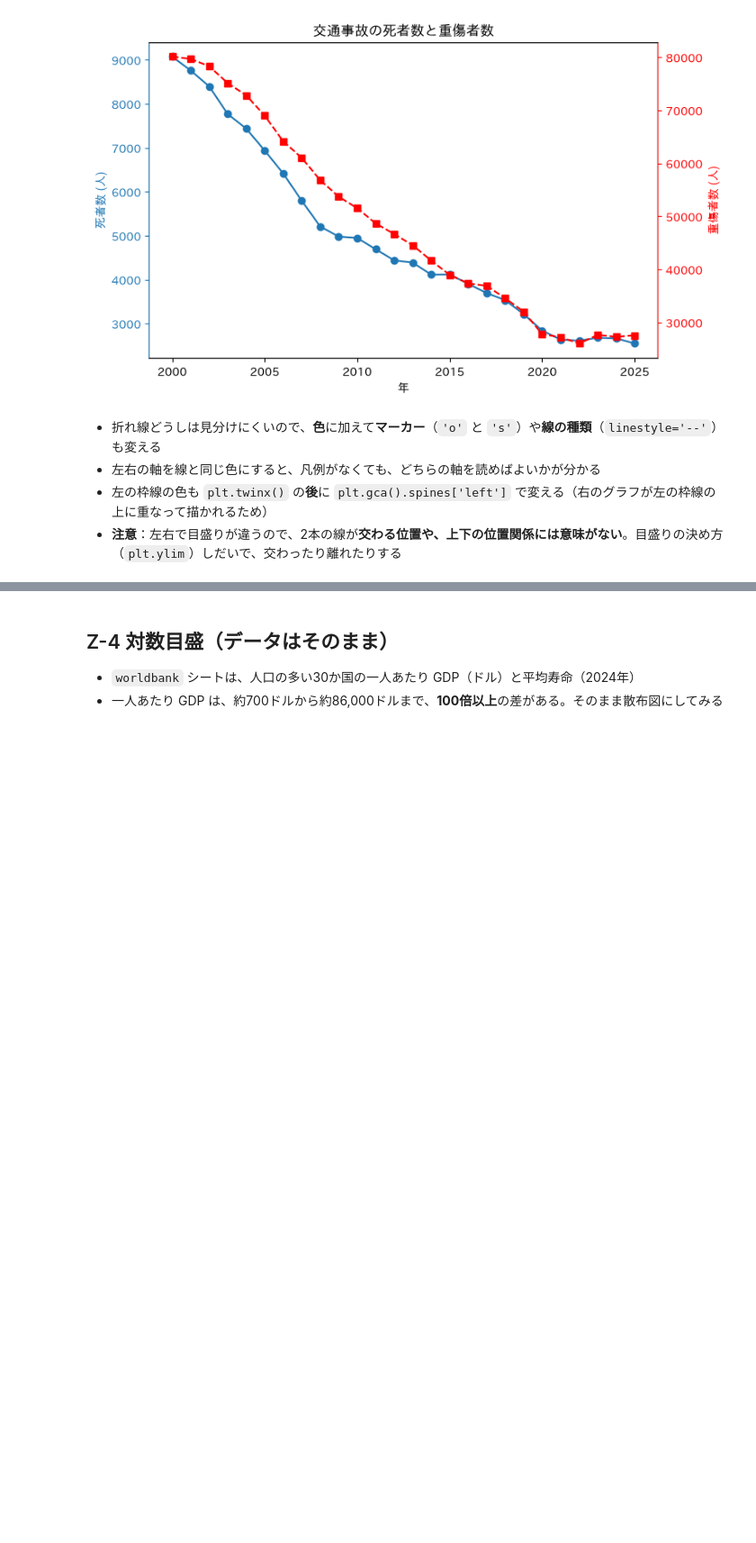
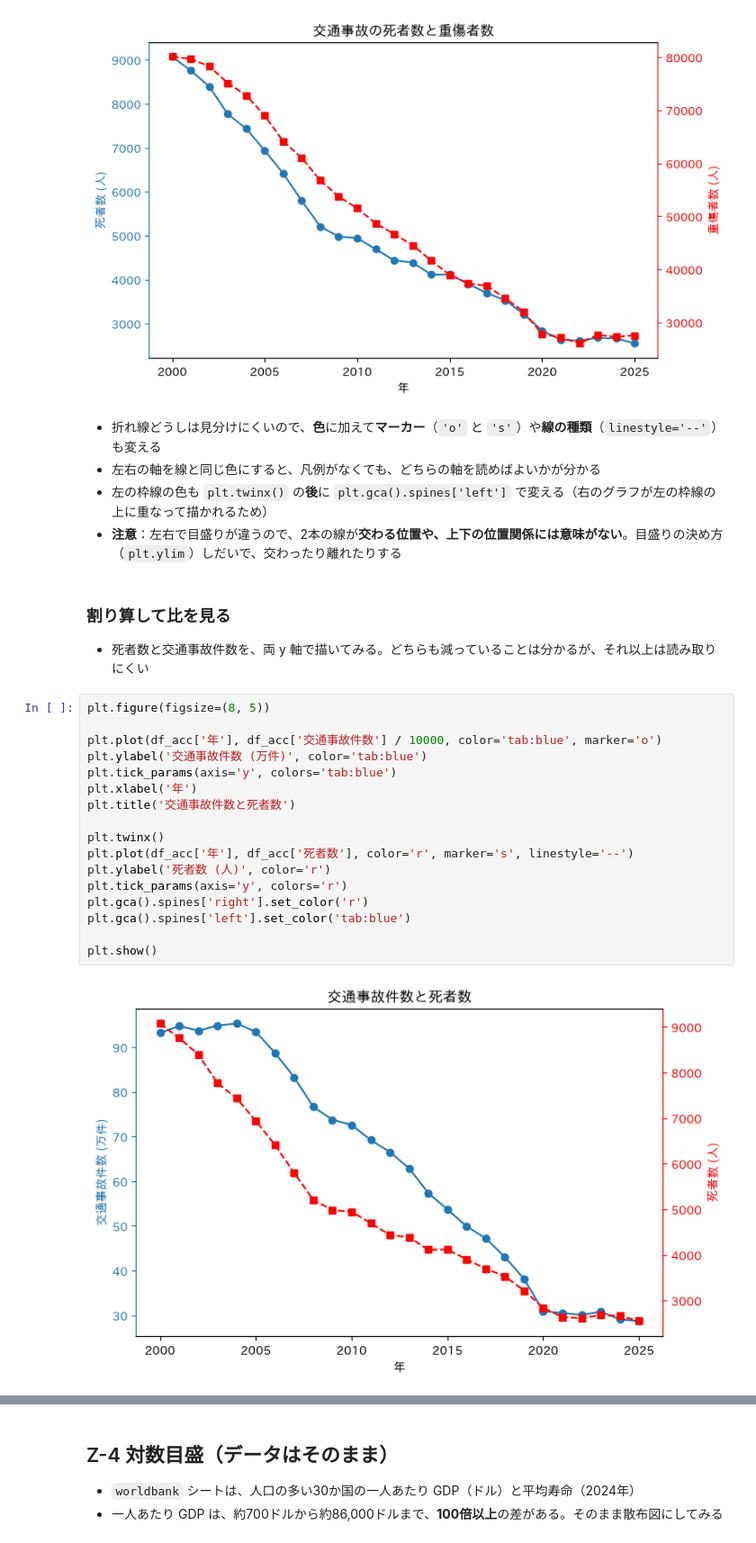
Before and after one commit to CreativeStudies-NGT/lectures, a Jupyter notebook: dsa/DSA2026_第８講_複合グラフ_注釈.ipynb, the cells around one changed output, grey strips where cells are left out. Shown at 90% size. Cells and saved outputs as stored; diff of their text form; blank space fills up the shorter version.

```diff
--- a/dsa/DSA2026_第８講_複合グラフ_注釈.ipynb
+++ b/dsa/DSA2026_第８講_複合グラフ_注釈.ipynb
@@ -327,3 +327,26 @@ plt.show()
 - 左右の軸を線と同じ色にすると、凡例がなくても、どちらの軸を読めばよいかが分かる
 - 左の枠線の色も `plt.twinx()` の**後**に `plt.gca().spines['left']` で変える（右のグラフが左の枠線の上に重なって描かれるため）
 - **注意**：左右で目盛りが違うので、2本の線が**交わる位置や、上下の位置関係には意味がない**。目盛りの決め方（`plt.ylim`）しだいで、交わったり離れたりする
+# %% [markdown]
+### 割り算して比を見る
+
+- 死者数と交通事故件数を、両 y 軸で描いてみる。どちらも減っていることは分かるが、それ以上は読み取りにくい
+# %%
+plt.figure(figsize=(8, 5))
+
+plt.plot(df_acc['年'], df_acc['交通事故件数'] / 10000, color='tab:blue', marker='o')
+plt.ylabel('交通事故件数 (万件)', color='tab:blue')
+plt.tick_params(axis='y', colors='tab:blue')
+plt.xlabel('年')
+plt.title('交通事故件数と死者数')
+
+plt.twinx()
+plt.plot(df_acc['年'], df_acc['死者数'], color='r', marker='s', linestyle='--')
+plt.ylabel('死者数 (人)', color='r')
+plt.tick_params(axis='y', colors='r')
+plt.gca().spines['right'].set_color('r')
+plt.gca().spines['left'].set_color('tab:blue')
+
+plt.show()
+# %% [output]
+[figure, added]
```
Also changed, not shown: parts of 3 cells of this notebook.
